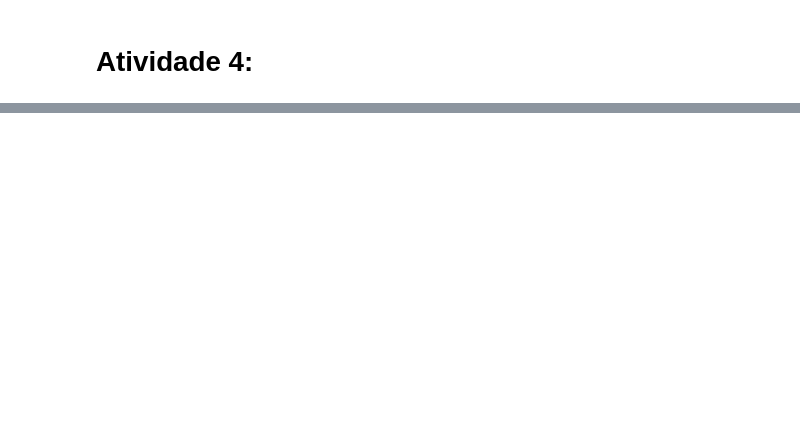
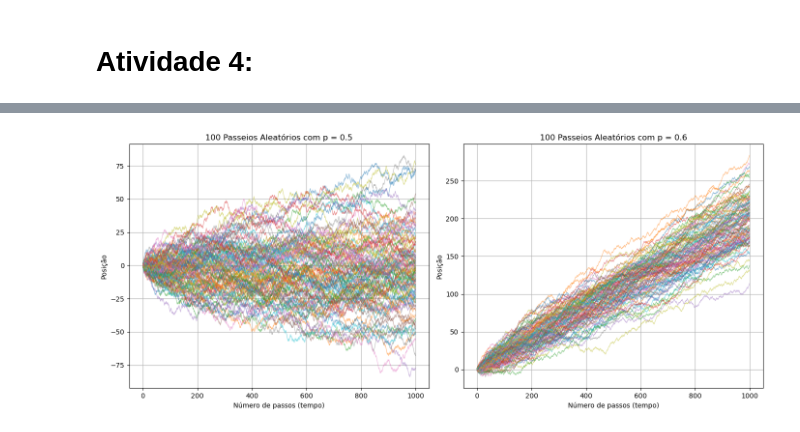
Before and after one commit to marianasenuke/testevscode2, a Jupyter notebook: Atividade 4.ipynb/atividade 4.ipynb, the cells around one changed output, grey strips where cells are left out. Saved outputs shown, nothing was run; the diff lists cells and outputs as text; code cells hidden in the pictures; blank space fills up the shorter version.

```diff
--- a/Atividade 4.ipynb/atividade 4.ipynb
+++ b/Atividade 4.ipynb/atividade 4.ipynb
@@ -73,0 +53,51 @@ plt.ylabel('Posição')
+# %%
+#Passeio aleatório (repetição):
+import numpy as np
+import matplotlib.pyplot as plt
+
+def passeio_aleatorio(N, p):
+    """
+    Simula um passeio aleatório unidimensional.
+
+    Parâmetros:
+    N (int): Número total de passos
+    p (float): Probabilidade de dar um passo para a direita
+
+    Retorna:
+    numpy.ndarray: Array com a posição do caminhante em cada passo
+    """
+    rng = np.random.default_rng()
+    aleatorios = rng.random(N)
+    passos = np.where(aleatorios < p, 1, -1)
+    return np.cumsum(passos)
+
+def plotar_multiplos_passeios(N, p, num_simulacoes, ax, title):
+    """
+    Simula e plota múltiplos passeios aleatórios.
+    """
+    for _ in range(num_simulacoes):
+        posicao = passeio_aleatorio(N, p)
+        ax.plot(posicao, alpha=0.5, linewidth=0.8)
+
+    ax.set_xlabel('Número de passos (tempo)')
+    ax.set_ylabel('Posição')
+    ax.set_title(title)
+    ax.grid(True)
+
+# Parâmetros da simulação
+N = 1000  # Número de passos
+num_simulacoes = 100  # Número de simulações para cada p
+p1 = 0.5  # Probabilidade para o primeiro caso
+p2 = 0.6  # Probabilidade para o segundo caso
+
+# Cria a figura e os eixos
+fig, (ax1, ax2) = plt.subplots(1, 2, figsize=(14, 6))
+
+# Simula e plota os dois casos com múltiplas simulações
+plotar_multiplos_passeios(N, p1, num_simulacoes, ax1, f'100 Passeios Aleatórios com p = {p1}')
+plotar_multiplos_passeios(N, p2, num_simulacoes, ax2, f'100 Passeios Aleatórios com p = {p2}')
+
+plt.tight_layout()
+plt.show()
+# %% [output]
+[figure, added]
```
Also changed, not shown: parts of 5 cells of this notebook.
